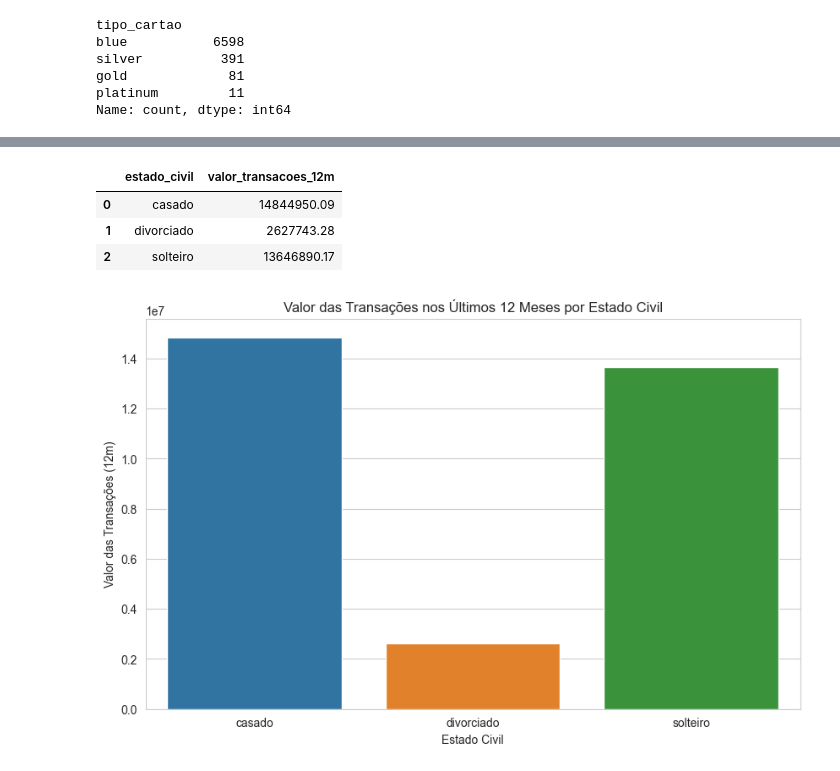
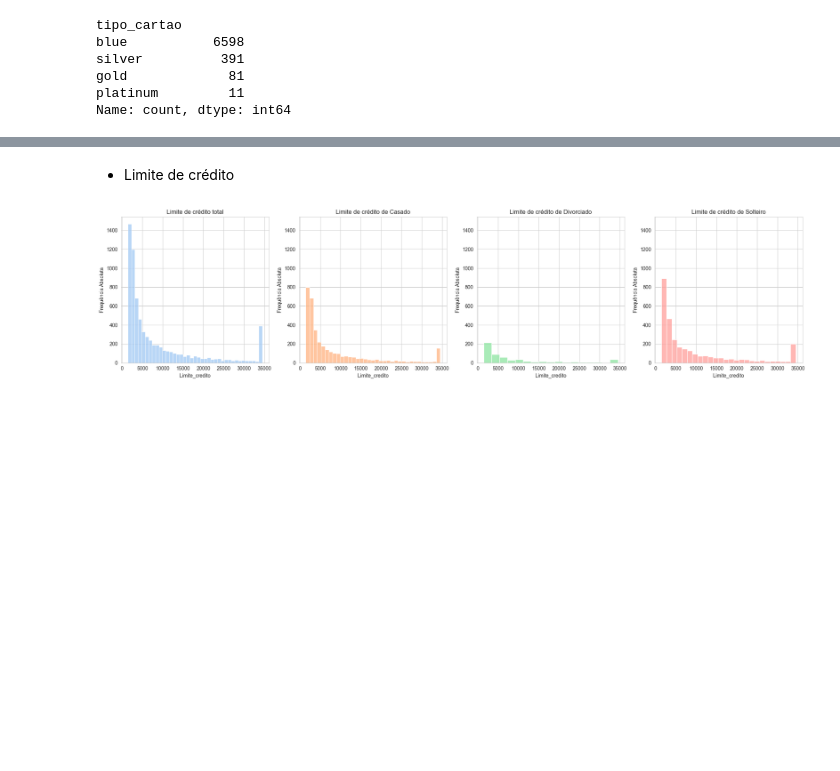
Before and after one commit to JhonGb26/Python_AnaliseDeDadosEBAC, a Jupyter notebook: Projeto_Final_Python.ipynb, the cells around one changed output, grey strips where cells are left out. Cells and saved outputs as stored; diff of their text form; code cells hidden in the pictures; blank space fills up the shorter version.

```diff
--- a/Projeto_Final_Python.ipynb
+++ b/Projeto_Final_Python.ipynb
@@ -336,19 +400,30 @@ df.sort_values(by='valor_transacoes_12m', ascending=False	)
-# %%
-soma_estado_civil = df.groupby('estado_civil')['valor_transacoes_12m'].sum().reset_index()
-soma_estado_civil
-# %% [output]
-|  | estado_civil | valor_transacoes_12m |
-| 0 | casado | 14844950.09 |
-| 1 | divorciado | 2627743.28 |
-| 2 | solteiro | 13646890.17 |
-# %%
-
-# Criando o gráfico
-plt.figure(figsize=(10, 6))
-sns.barplot(data=soma_estado_civil, x='estado_civil', y='valor_transacoes_12m')
-plt.title('Valor das Transações nos Últimos 12 Meses por Estado Civil')
-plt.xlabel('Estado Civil')
-plt.ylabel('Valor das Transações (12m)')
-plt.show()
-# %% [output]
-[figure, removed]
+# %% [markdown]
+- Limite de crédito
+# %%
+coluna = 'limite_credito'
+titulos = ['Limite de crédito total', 'Limite de crédito de Casado', 'Limite de crédito de Divorciado', 'Limite de crédito de Solteiro']
+
+eixo = 0
+max_y = 0
+figura, eixos = plt.subplots(1,4, figsize=(20, 5), sharex=True)
+cores = sns.color_palette('pastel', 4)
+
+dataframes = [df, df_casado, df_divorciado, df_solteiro]
+
+for eixo, (dataframe, titulo) in enumerate(zip(dataframes, titulos)):
+
+  f = sns.histplot(x=coluna, data=dataframe, stat='count', ax=eixos[eixo], color=cores[eixo])
+  f.set(title=titulos[eixo], xlabel=coluna.capitalize(), ylabel='Frequência Absoluta')
+
+
+  _, max_y_f = f.get_ylim()
+  max_y = max(max_y, max_y_f)
+  eixos[eixo].set_ylim(0, max_y)
+
+  eixo += 1
+
+
+figura.tight_layout()
+figura.show()
+# %% [output]
+[figure, added]
```
Also changed, not shown: parts of 36 cells of this notebook.
